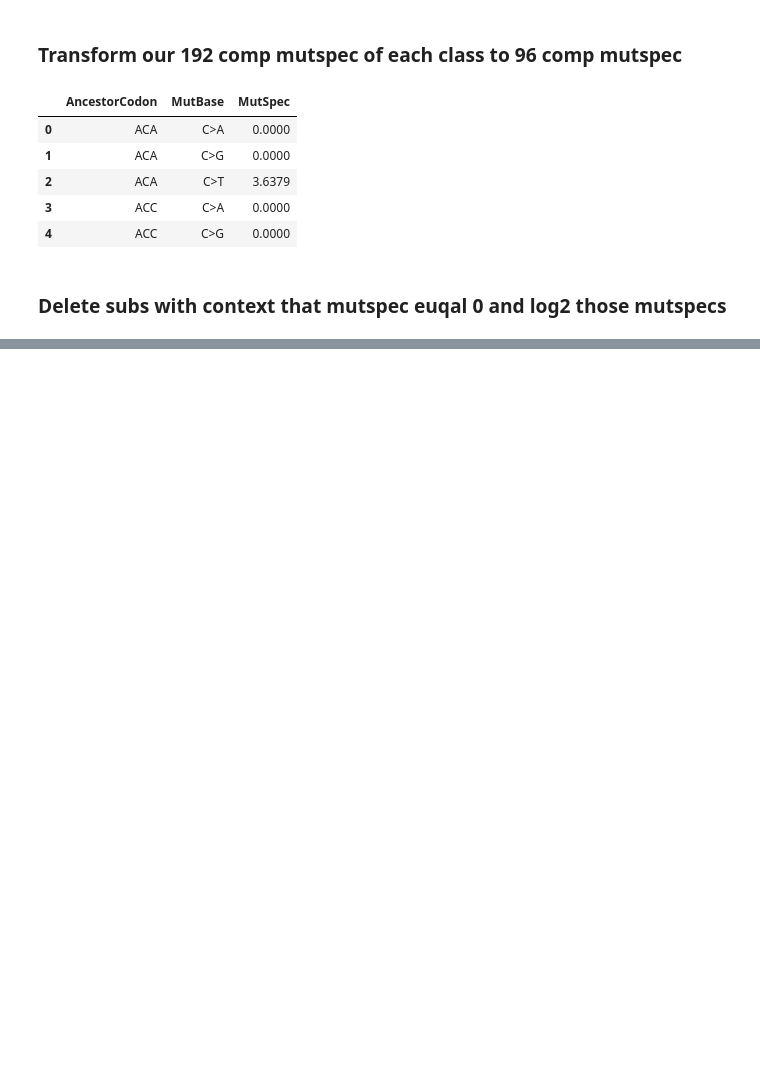
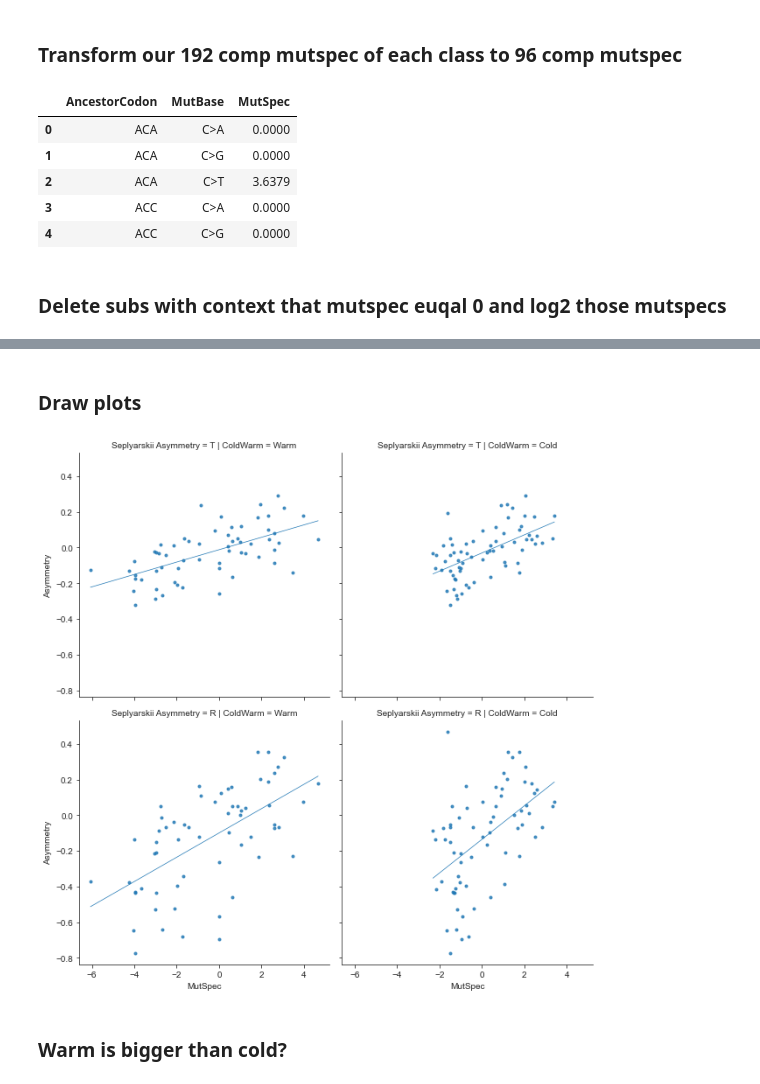
Before and after one commit to mitoclub/mtdna-192component-mutspec-chordata, a Jupyter notebook: scripts/asymmetry_TR.ipynb, the cells around one changed output, grey strips where cells are left out. Cells and saved outputs as stored; diff of their text form; code cells hidden in the pictures; blank space fills up the shorter version.

Commit message:
updated analysis of asymmetry

```diff
--- a/scripts/asymmetry_TR.ipynb
+++ b/scripts/asymmetry_TR.ipynb
@@ -412,7 +413,13 @@ aves_96_comp = transform192_to96(asymmetry_df=assymetry, df_transform=aves_mut)
 fish_final = assymetry.merge(right = fish_96_comp, on=['AncestorCodon', 'MutBase'])
 fish_final = fish_final[fish_final.MutSpec != 0]
 fish_final.MutSpec = np.log2(fish_final.MutSpec)
+fish_final['ColdWarm'] = 'Cold'
 
 aves_final = assymetry.merge(right = aves_96_comp, on=['AncestorCodon', 'MutBase'])
 aves_final = aves_final[aves_final.MutSpec != 0]
 aves_final.MutSpec = np.log2(aves_final.MutSpec)
+aves_final['ColdWarm'] = 'Warm'
+
+cold_warm = pd.concat([aves_final, fish_final])
+cold_warm['Mut'] = cold_warm.AncestorCodon.str.get(0) + '[' + cold_warm.MutBase.str.get(0) + '>'  + cold_warm.MutBase.str.get(-1) + ']' + cold_warm.AncestorCodon.str.get(-1)
+cold_warm.head()
@@ -418,0 +433,10 @@ aves_final.MutSpec = np.log2(aves_final.MutSpec)
+# %% [markdown]
+### Draw plots
+# %%
+sns.lmplot(data=cold_warm.melt(["Mut", "ColdWarm", "MutSpec"], ["T", "R"], value_name="Asymmetry", var_name="Seplyarskii Asymmetry"),
+        x="MutSpec", y="Asymmetry", col="ColdWarm", row="Seplyarskii Asymmetry", height=4.5, markers=".", ci=None, line_kws={"linewidth": 0.7})
+plt.show()
+# %% [output]
+[figure, added]
+# %% [markdown]
+### Warm is bigger than cold?
```
Also changed, not shown: parts of 7 cells of this notebook.
